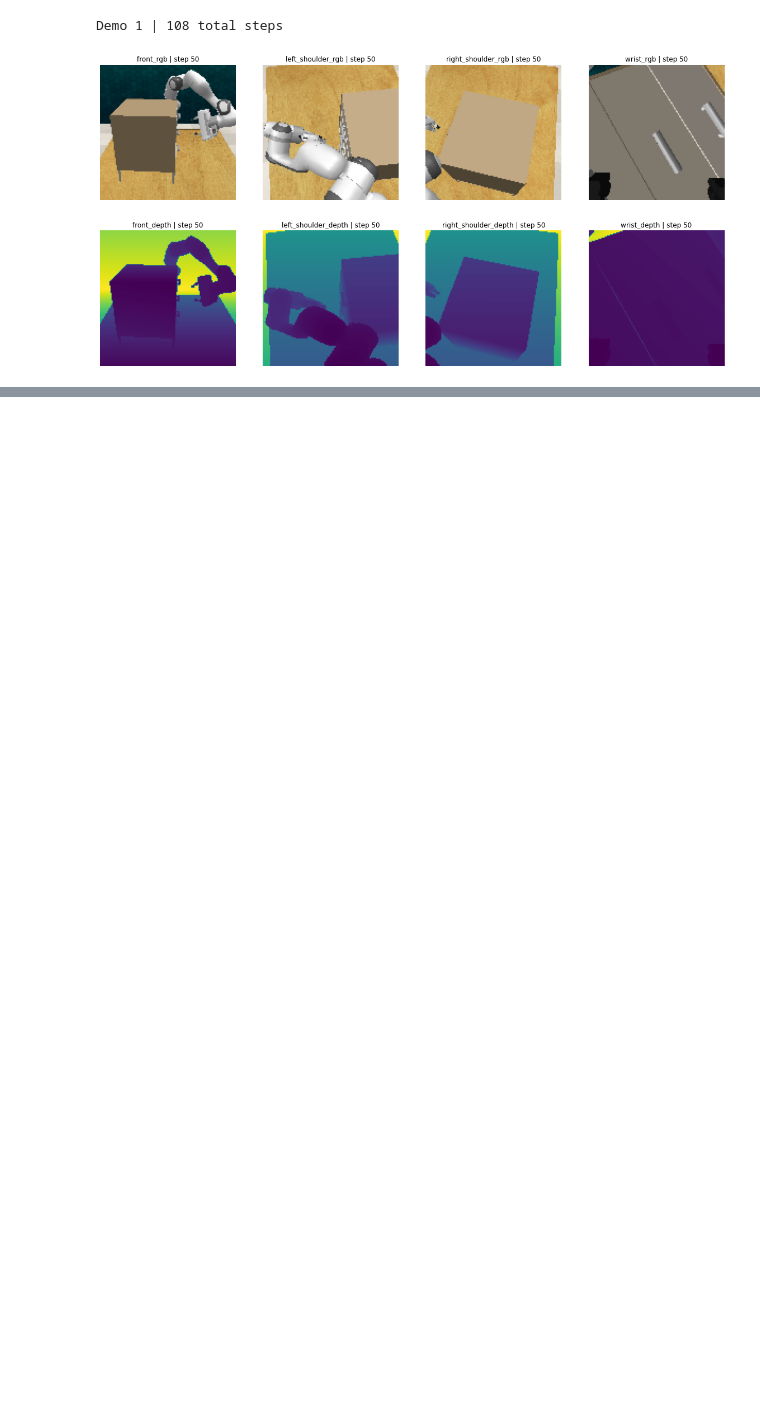
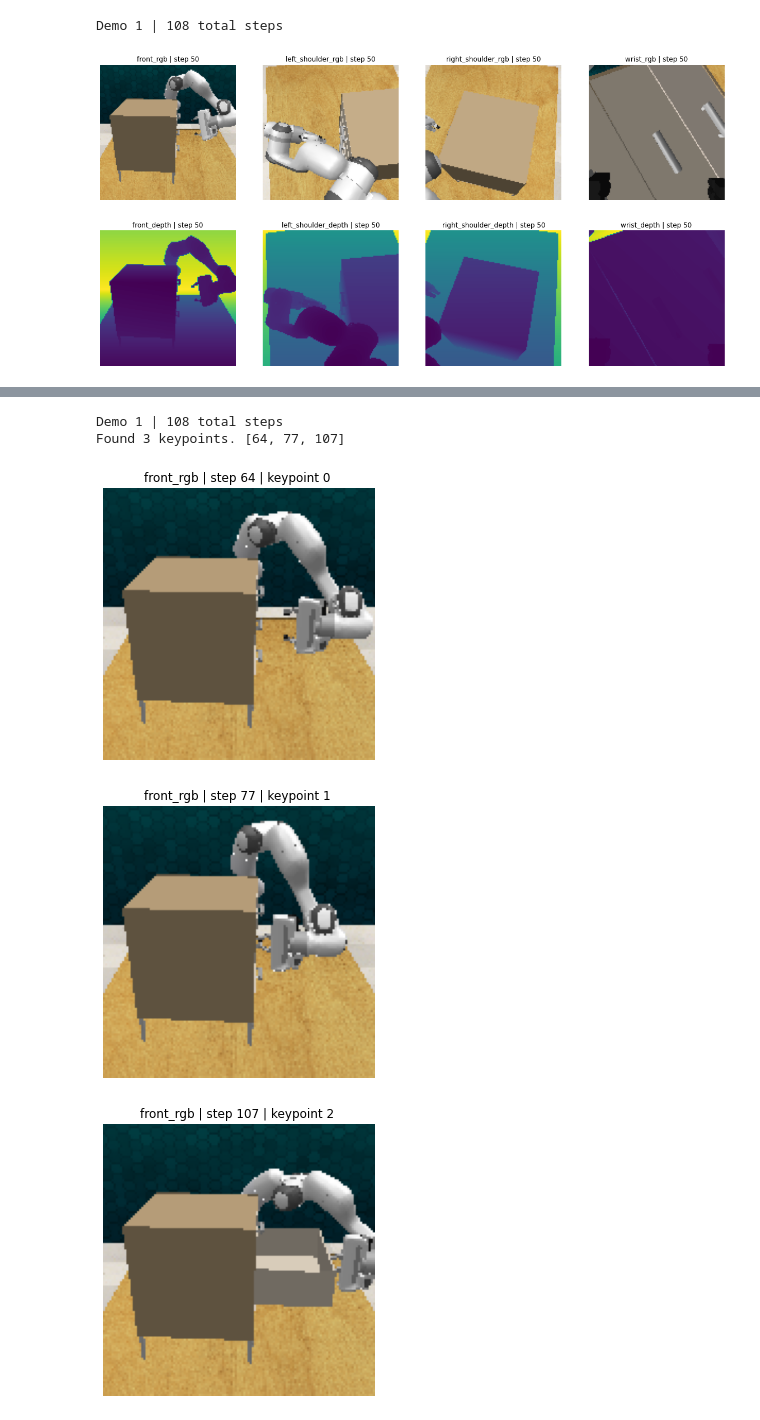
Before and after one commit to tanmayyb/percept_core, a Jupyter notebook: percept/notebooks/tutorial/Voxel_implementation.ipynb, the cells around one changed output, grey strips where cells are left out. Saved outputs shown, nothing was run; the diff lists cells and outputs as text; code cells hidden in the pictures; blank space fills up the shorter version.

```diff
--- a/percept/notebooks/tutorial/Voxel_implementation.ipynb
+++ b/percept/notebooks/tutorial/Voxel_implementation.ipynb
@@ -182,0 +245,29 @@ test_replay_buffer = create_replay(batch_size=BATCH_SIZE,
+# %%
+# use Demo 1 like last time
+episode_idx_to_visualize = 1
+demo = get_stored_demo(data_path=data_path,
+                      index=episode_idx_to_visualize)
+
+# total timesteps
+print("Demo %s | %s total steps" % (episode_idx_to_visualize, len(demo._observations)))
+
+# use the heuristic to extract keyframes (aka keypoints)
+episode_keypoints = _keypoint_discovery(demo)
+
+# visualize rgb observations from these keyframes
+for kp_idx, kp in enumerate(episode_keypoints):
+    obs_dict = extract_obs(demo._observations[kp], CAMERAS, t=kp)
+
+    fig = plt.figure(figsize=(5, 5))
+    rgb_name = "front_rgb"
+    rgb = np.transpose(obs_dict[rgb_name], (1, 2, 0))
+    plt.imshow(rgb)
+    plt.axis('off')
+    plt.title("front_rgb | step %s | keypoint %s " % (kp, kp_idx))
+    plt.show()
+# %% [output]
+Demo 1 | 108 total steps
+Found 3 keypoints. [64, 77, 107]
+[figure, added]
+[figure, added]
+[figure, added]
```
Also changed, not shown: parts of 19 cells of this notebook.
